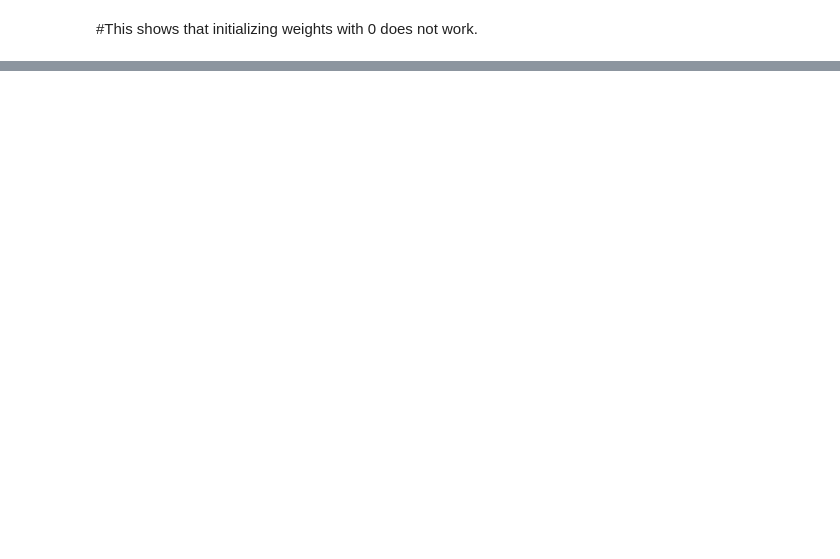
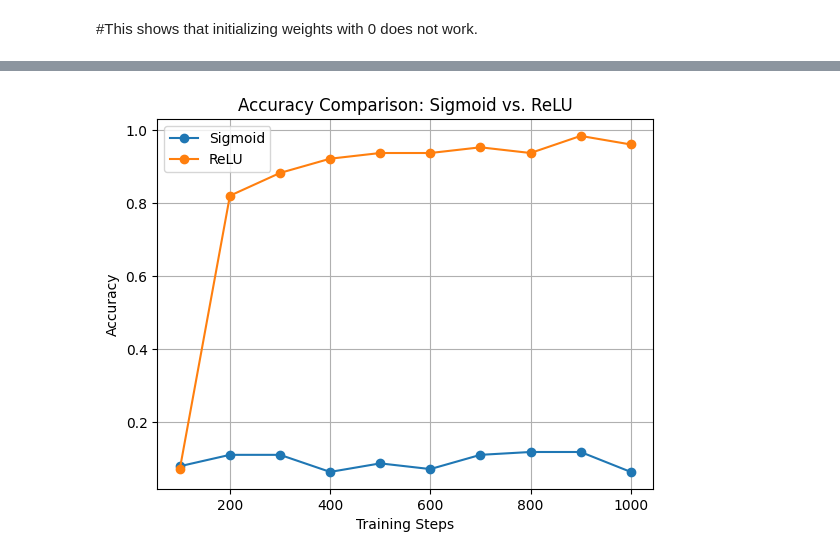
Before and after one commit to ninadsharma1/Deep-Learning, a Jupyter notebook: Assignment_1_DL.ipynb, the cells around one changed output, grey strips where cells are left out. Saved outputs shown, nothing was run; the diff lists cells and outputs as text; code cells hidden in the pictures; blank space fills up the shorter version.

```diff
--- a/Assignment_1_DL.ipynb
+++ b/Assignment_1_DL.ipynb
@@ -386,0 +560,27 @@ tf.Tensor(0.1166, shape=(), dtype=float32)
+# %%
+import matplotlib.pyplot as plt
+
+# Accuracy values
+accuracy_sigmoid = [0.078125, 0.109375, 0.109375, 0.0625, 0.0859375, 0.0703125, 0.109375, 0.1171875, 0.1171875, 0.0625]
+accuracy_relu = [0.0703125, 0.8203125, 0.8828125, 0.921875, 0.9375, 0.9375, 0.953125, 0.9375, 0.984375, 0.9609375]
+
+# List of training steps
+training_steps = [100, 200, 300, 400, 500, 600, 700, 800, 900, 1000]
+
+# Plot the accuracy for Sigmoid
+plt.plot(training_steps, accuracy_sigmoid, label='Sigmoid', marker='o')
+
+# Plot the accuracy for ReLU
+plt.plot(training_steps, accuracy_relu, label='ReLU', marker='o')
+
+# Set plot labels and legend
+plt.xlabel('Training Steps')
+plt.ylabel('Accuracy')
+plt.title('Accuracy Comparison: Sigmoid vs. ReLU')
+plt.legend()
+
+# Show the plot
+plt.grid(True)
+plt.show()
+# %% [output]
+[figure, added]
```
Also changed, not shown: parts of 32 cells of this notebook, 1 other file.
